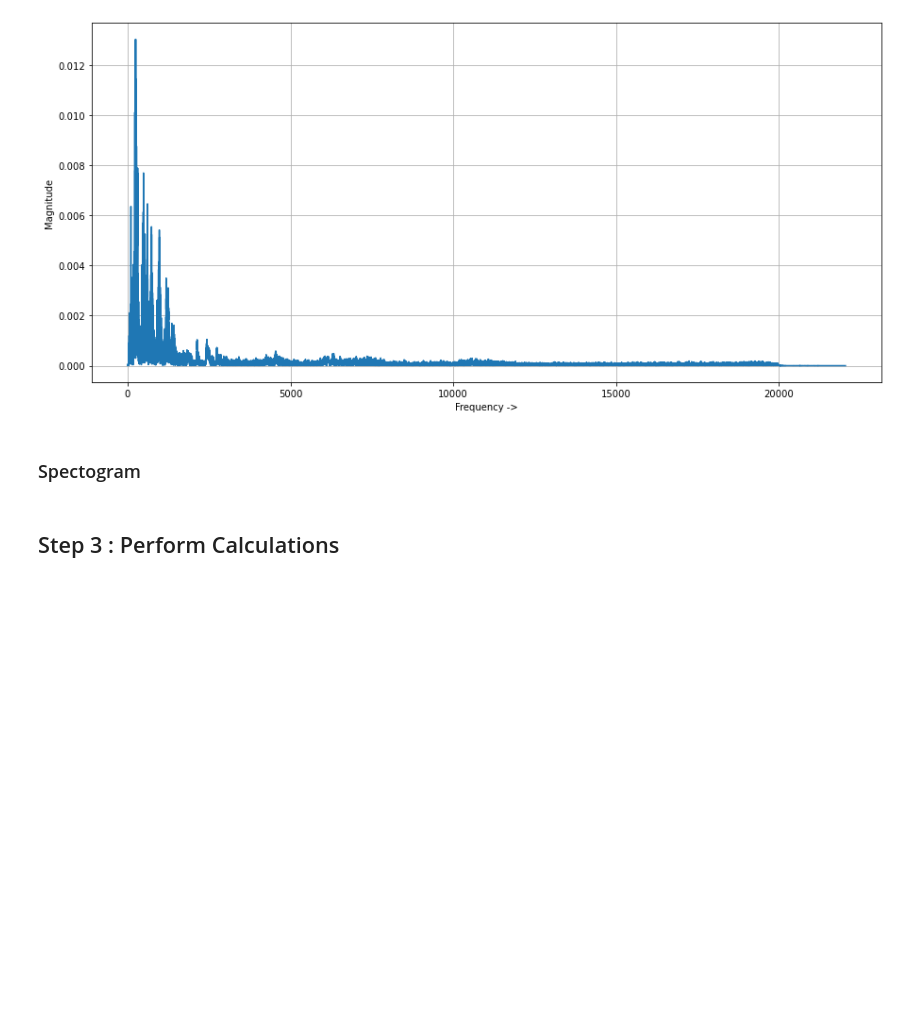
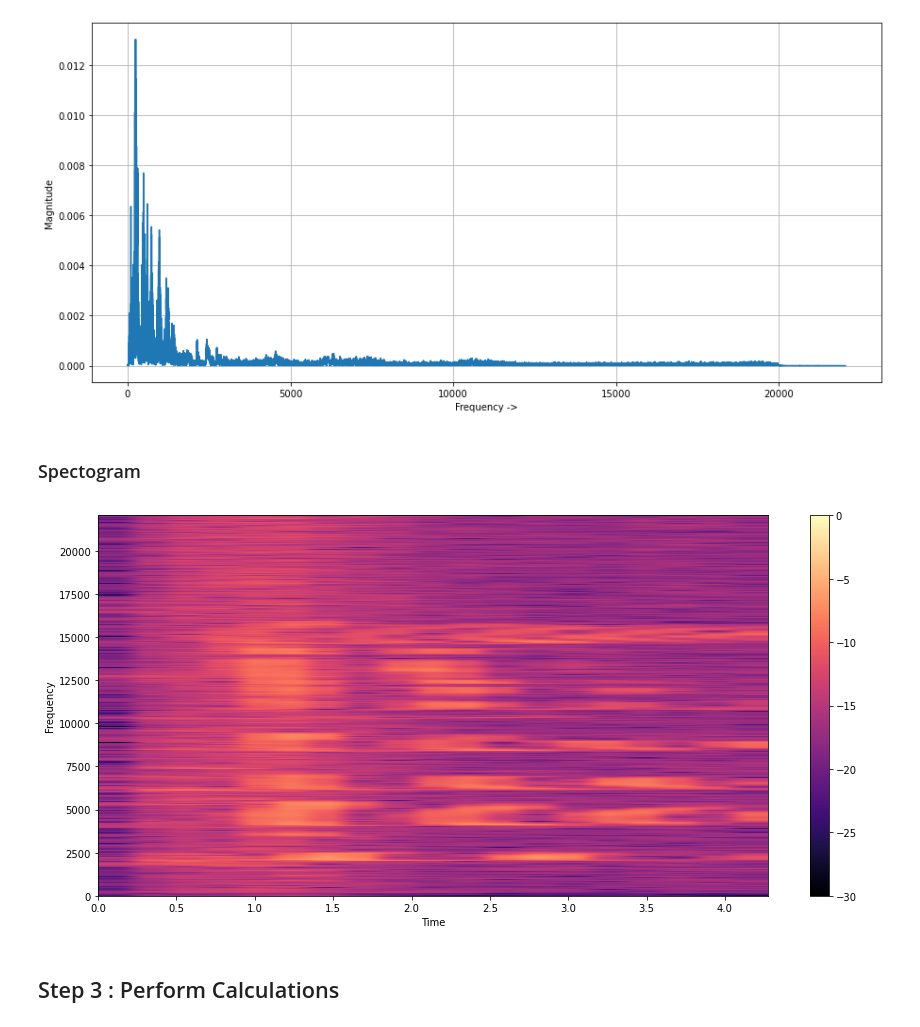
Before and after one commit to Devzard/audio-bg-noise-separation, a Jupyter notebook: main.ipynb, the cells around one changed output. Saved outputs shown, nothing was run; the diff lists cells and outputs as text; code cells hidden in the pictures; blank space fills up the shorter version.

```diff
--- a/main.ipynb
+++ b/main.ipynb
@@ -128,8 +128,10 @@ def plot_specgram(specgram, audio_len, sampling_rate):
     plt.colorbar()
     return plt.show()
 # %%
-specgram_data = spectrogram(samples, sampling_rate, max_freq=max(freq_data))
-    plot_specgram(specgramData, len(samples)/sampling_rate, sampling_rate)
+specgram_data = spectrogram(samples, sampling_rate, max_freq=max(frequency_data))
+plot_specgram(specgram_data, duration_of_sound, sampling_rate)
+# %% [output]
+[figure, added]
 # %% [markdown]
 ## Step 3 : Perform Calculations
 # %% [markdown]
```
Also changed, not shown: 3 other files.
